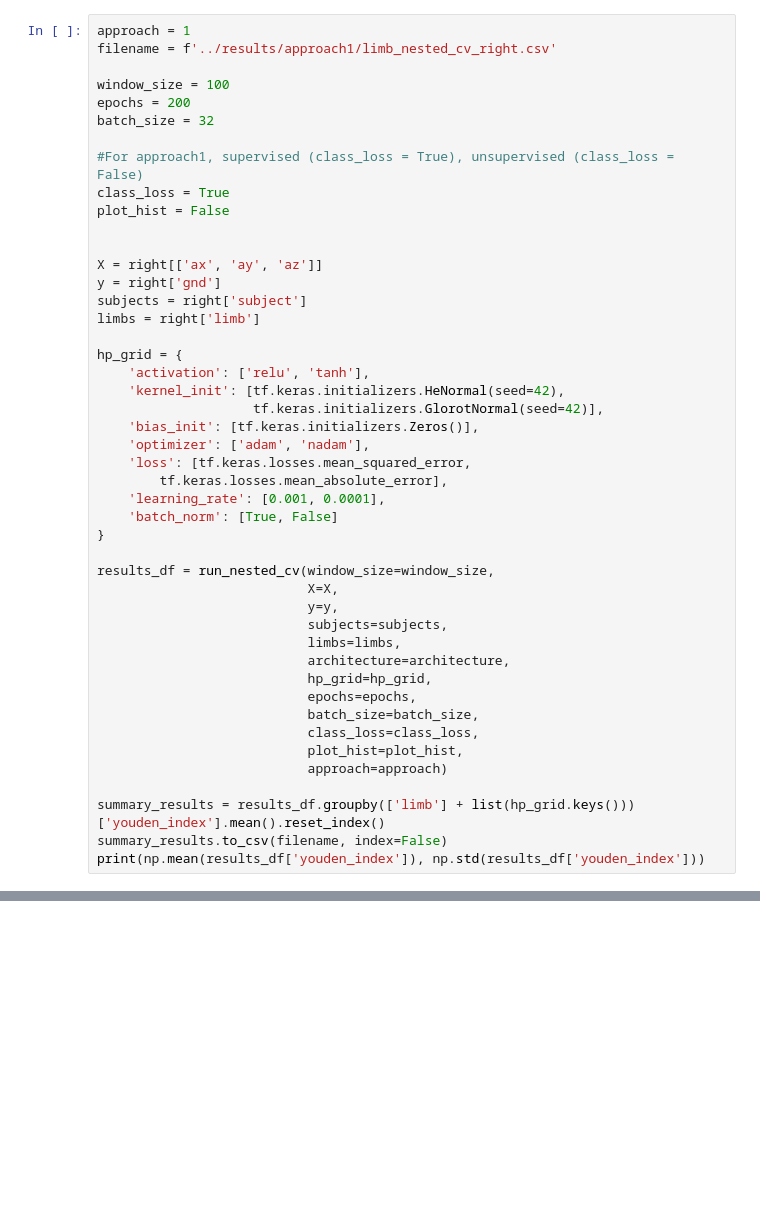
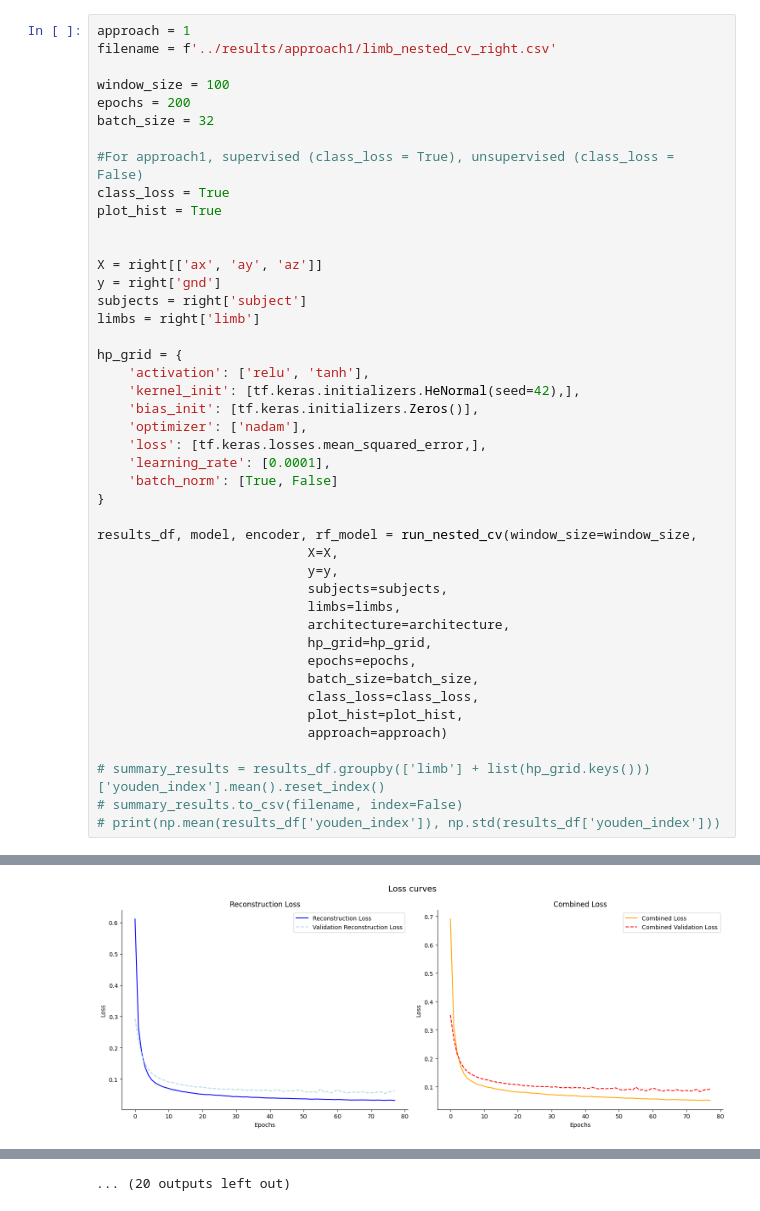
Before and after one commit to biorehab/uluse-autoencoder, a Jupyter notebook: approach1/approach1_right.ipynb, the cells around one changed output, grey strips where cells are left out. Saved outputs shown, nothing was run; the diff lists cells and outputs as text; blank space fills up the shorter version.

```diff
--- a/approach1/approach1_right.ipynb
+++ b/approach1/approach1_right.ipynb
@@ -60,7 +67,7 @@ batch_size = 32
 
 #For approach1, supervised (class_loss = True), unsupervised (class_loss = False)
 class_loss = True
-plot_hist = False
+plot_hist = True
 
 
 X = right[['ax', 'ay', 'az']]
@@ -70,17 +77,15 @@ limbs = right['limb']
 
 hp_grid = {
     'activation': ['relu', 'tanh'],
-    'kernel_init': [tf.keras.initializers.HeNormal(seed=42),
-                    tf.keras.initializers.GlorotNormal(seed=42)],
+    'kernel_init': [tf.keras.initializers.HeNormal(seed=42),],
     'bias_init': [tf.keras.initializers.Zeros()],
-    'optimizer': ['adam', 'nadam'],
-    'loss': [tf.keras.losses.mean_squared_error,
-        tf.keras.losses.mean_absolute_error],
-    'learning_rate': [0.001, 0.0001],
+    'optimizer': ['nadam'],
+    'loss': [tf.keras.losses.mean_squared_error,],
+    'learning_rate': [0.0001],
     'batch_norm': [True, False]
 }
 
-results_df = run_nested_cv(window_size=window_size,
+results_df, model, encoder, rf_model = run_nested_cv(window_size=window_size,
                            X=X,
                            y=y,
                            subjects=subjects,
@@ -93,6 +98,7 @@ results_df = run_nested_cv(window_size=window_size,
                            plot_hist=plot_hist,
                            approach=approach)
 
-summary_results = results_df.groupby(['limb'] + list(hp_grid.keys()))['youden_index'].mean().reset_index()
-summary_results.to_csv(filename, index=False)
-print(np.mean(results_df['youden_index']), np.std(results_df['youden_index']))
+# summary_results = results_df.groupby(['limb'] + list(hp_grid.keys()))['youden_index'].mean().reset_index()
+# summary_results.to_csv(filename, index=False)
+# print(np.mean(results_df['youden_index']), np.std(results_df['youden_index']))
+# %% [output]
@@ -98,0 +108 @@ print(np.mean(results_df['youden_index']), np.std(results_df['youden_index']))
+[figure, added]
@@ -98,0 +124 @@ print(np.mean(results_df['youden_index']), np.std(results_df['youden_index']))
+... (20 outputs left out)
```
Also changed, not shown: parts of 5 cells of this notebook, 5 other files.
